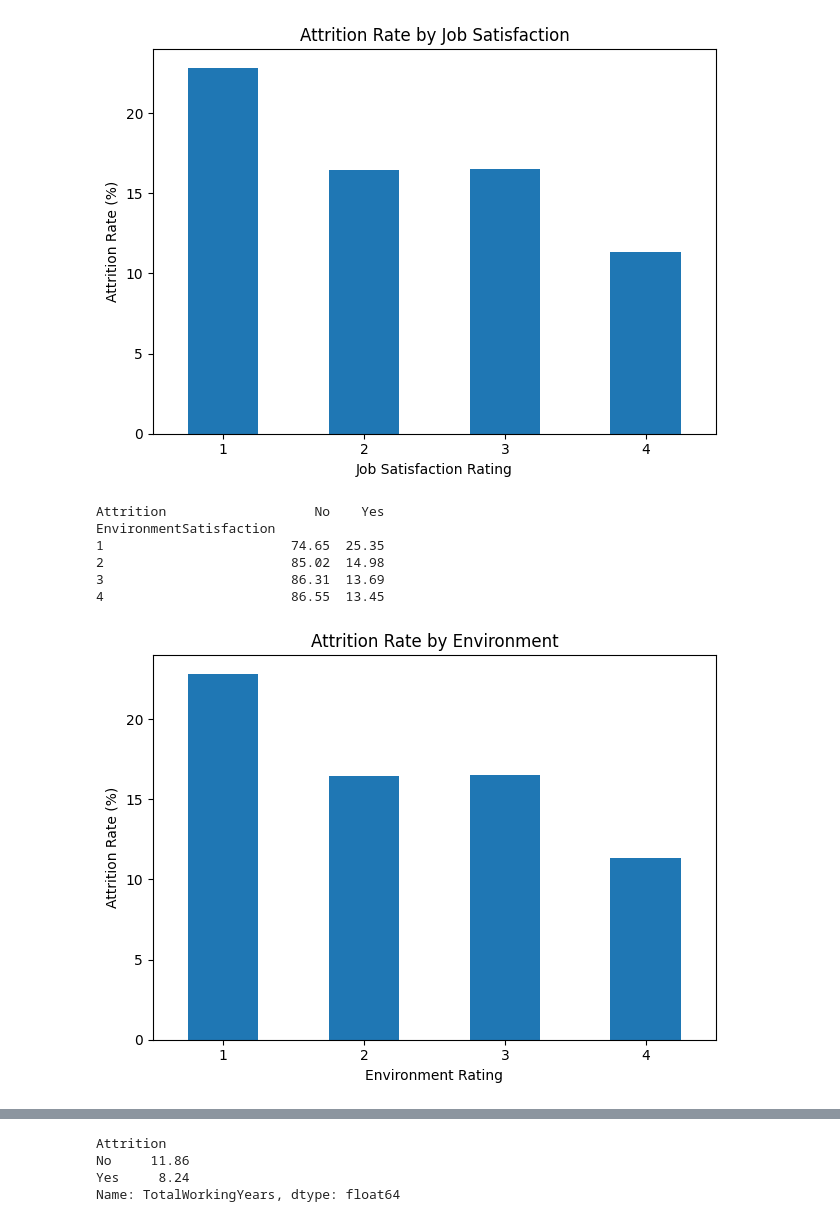
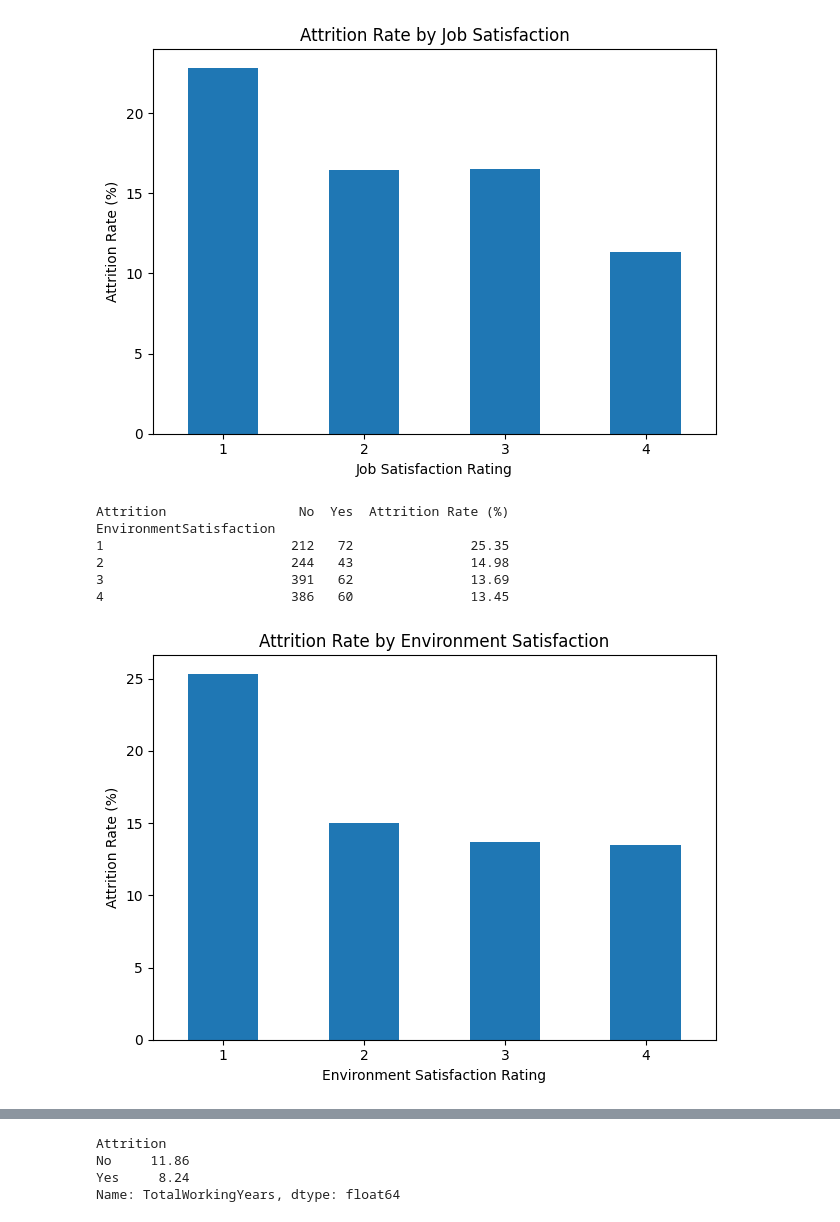
Before and after one commit to GJebres/LHUBCapstoneProject, a Jupyter notebook: CapstoneHRAnalytics.ipynb, the cells around one changed output, grey strips where cells are left out. Saved outputs shown, nothing was run; the diff lists cells and outputs as text; code cells hidden in the pictures.

```diff
--- a/CapstoneHRAnalytics.ipynb
+++ b/CapstoneHRAnalytics.ipynb
@@ -508,15 +533,15 @@ Performance: 1470
 from google.colab import files
 import pandas as pd
 
-# Combine all five datasets
-hr_data = pd.merge(employees, employment_status, on="EmployeeNumber")
-hr_data = pd.merge(hr_data, compensation, on="EmployeeNumber")
-hr_data = pd.merge(hr_data, experience, on="EmployeeNumber")
-hr_data = pd.merge(hr_data, performance, on="EmployeeNumber")
+# Check previous combined data
+print("Combined data size:", hr_data.shape)
+print("Unique employees:", hr_data["EmployeeNumber"].nunique())
 
-print("Combined data size:", hr_data.shape)
 display(hr_data.head())
 
-hr_data.to_csv('combined_hr_data.csv', index=False)
-files.download('combined_hr_data.csv')
+# Export the combined dataset
+hr_data.to_csv("combined_hr_data.csv", index=False)
+
+# Download the CSV file
+files.download("combined_hr_data.csv")
 # %% [output]
@@ -665,30 +702,36 @@ JobSatisfaction
 4                407   52               11.33
 [figure]
 # %%
-# Environment satisfaction
-print(pd.crosstab(
+# Calculate attrition rate by environment satisfaction
+environment_table = pd.crosstab(
     hr_data["EnvironmentSatisfaction"],
-    hr_data["Attrition"],
-    normalize="index"
-).mul(100).round(2))
+    hr_data["Attrition"]
+)
 
-# Plot attrition rate by job satisfaction
-satisfaction_table["Attrition Rate (%)"].plot(
+environment_table["Attrition Rate (%)"] = (
+    environment_table["Yes"] /
+    (environment_table["Yes"] + environment_table["No"])
+) * 100
+
+print(environment_table.round(2))
+
+# Plot attrition rate by environment satisfaction
+environment_table["Attrition Rate (%)"].plot(
     kind="bar",
-    title="Attrition Rate by Environment",
-    xlabel="Environment Rating",
+    title="Attrition Rate by Environment Satisfaction",
+    xlabel="Environment Satisfaction Rating",
     ylabel="Attrition Rate (%)",
     rot=0
 )
 
 plt.tight_layout()
 plt.show()
 # %% [output]
-Attrition                   No    Yes
+Attrition                 No  Yes  Attrition Rate (%)
 EnvironmentSatisfaction
-1                        74.65  25.35
-2                        85.02  14.98
-3                        86.31  13.69
-4                        86.55  13.45
+1                        212   72               25.35
+2                        244   43               14.98
+3                        391   62               13.69
+4                        386   60               13.45
-[figure, old version]
+[figure, new version]
 # %%
```
Also changed, not shown: parts of 21 cells of this notebook.
